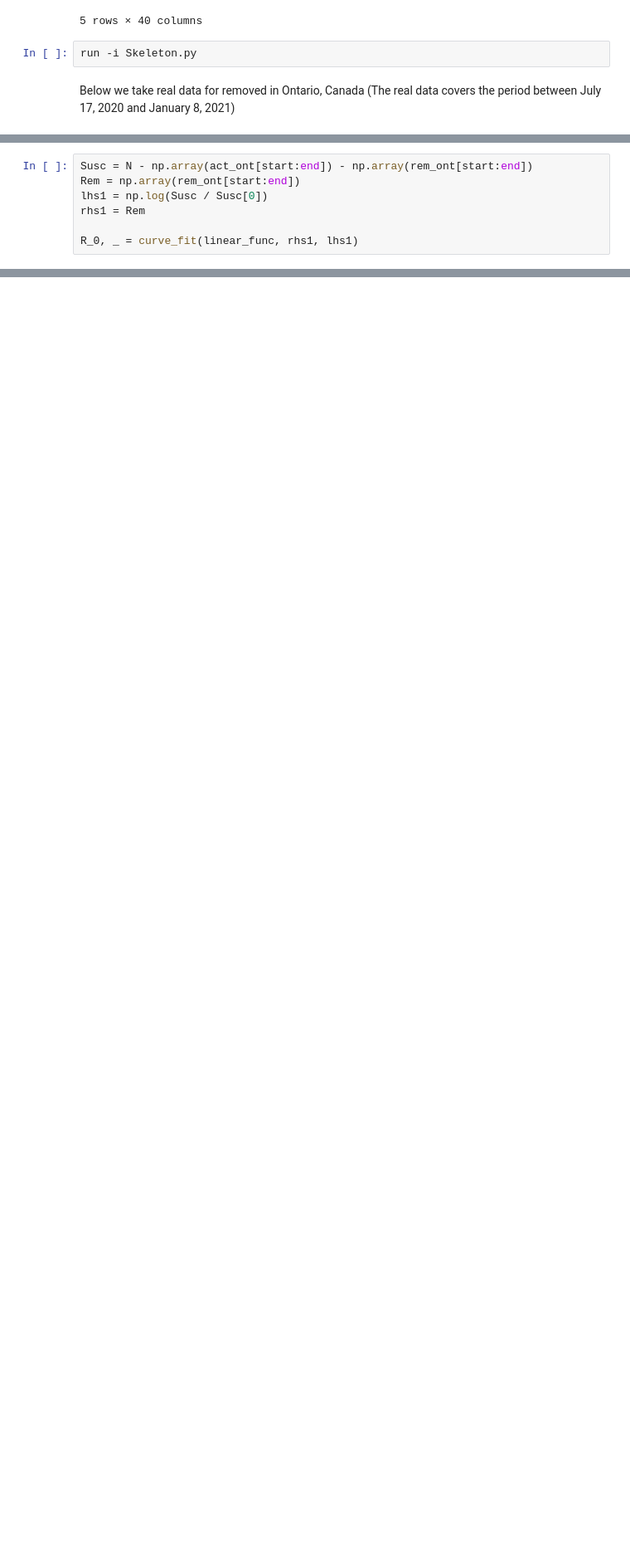
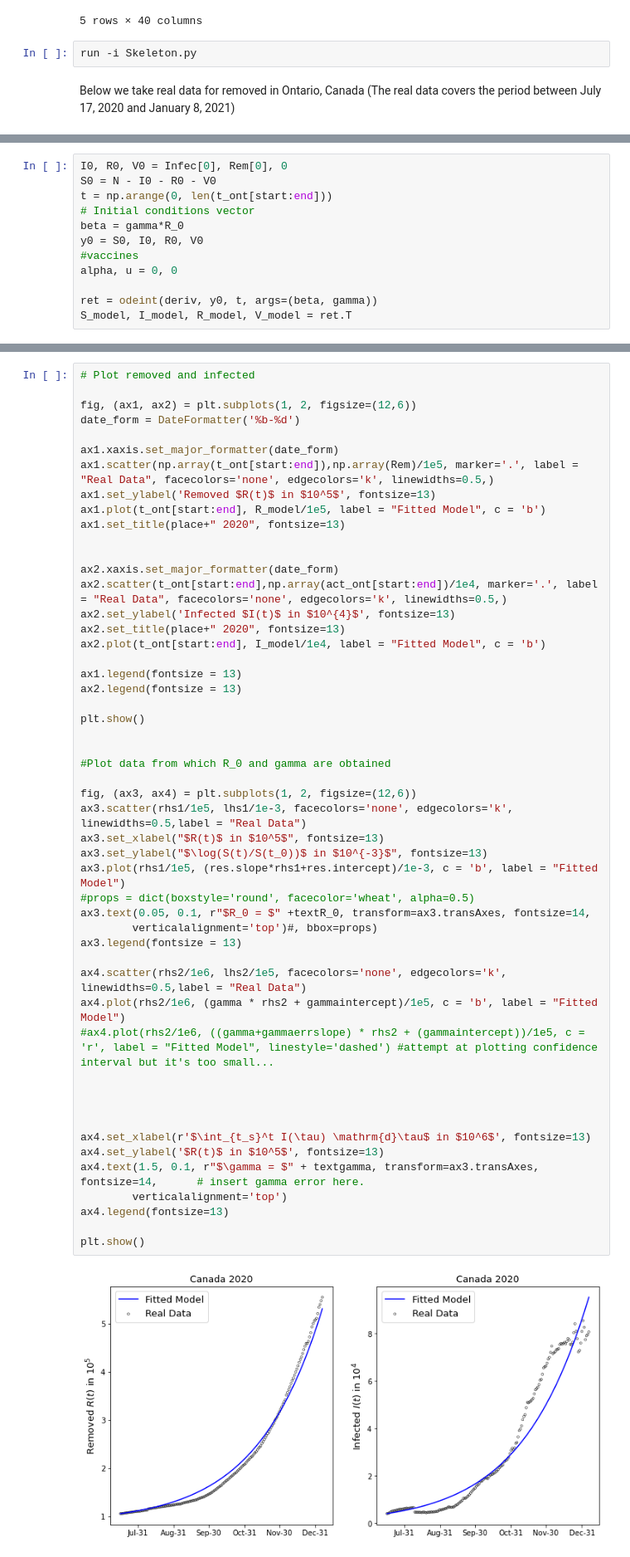
Before and after one commit to PoldeDalmau/SIR_COVID, a Jupyter notebook: Example_Canada.ipynb, the cells around one changed output, grey strips where cells are left out. Shown: that part at 83% size. Saved outputs shown, nothing was run; the diff lists cells and outputs as text; blank space fills up the shorter version.

Commit message:
canada file now shows fitted data

```diff
--- a/Example_Canada.ipynb
+++ b/Example_Canada.ipynb
@@ -87,8 +42 @@ plt.show()
-# %%
-Susc = N - np.array(act_ont[start:end]) - np.array(rem_ont[start:end])
-Rem = np.array(rem_ont[start:end])
-lhs1 = np.log(Susc / Susc[0])
-rhs1 = Rem
-
-R_0, _ = curve_fit(linear_func, rhs1, lhs1)
 # %% [markdown]
@@ -125,0 +90,12 @@ plt.show()
+# %%
+I0, R0, V0 = Infec[0], Rem[0], 0
+S0 = N - I0 - R0 - V0
+t = np.arange(0, len(t_ont[start:end]))
+# Initial conditions vector
+beta = gamma*R_0
+y0 = S0, I0, R0, V0
+#vaccines
+alpha, u = 0, 0
+
+ret = odeint(deriv, y0, t, args=(beta, gamma))
+S_model, I_model, R_model, V_model = ret.T
@@ -125,0 +104,53 @@ plt.show()
+# %%
+# Plot removed and infected
+
+fig, (ax1, ax2) = plt.subplots(1, 2, figsize=(12,6))
+date_form = DateFormatter('%b-%d')
+
+ax1.xaxis.set_major_formatter(date_form)
+ax1.scatter(np.array(t_ont[start:end]),np.array(Rem)/1e5, marker='.', label = "Real Data", facecolors='none', edgecolors='k', linewidths=0.5,)
+ax1.set_ylabel('Removed $R(t)$ in $10^5$', fontsize=13)
+ax1.plot(t_ont[start:end], R_model/1e5, label = "Fitted Model", c = 'b')
+ax1.set_title(place+" 2020", fontsize=13)
+
+
+ax2.xaxis.set_major_formatter(date_form)
+ax2.scatter(t_ont[start:end],np.array(act_ont[start:end])/1e4, marker='.', label = "Real Data", facecolors='none', edgecolors='k', linewidths=0.5,)
+ax2.set_ylabel('Infected $I(t)$ in $10^{4}$', fontsize=13)
+ax2.set_title(place+" 2020", fontsize=13)
+ax2.plot(t_ont[start:end], I_model/1e4, label = "Fitted Model", c = 'b')
+
+ax1.legend(fontsize = 13)
+ax2.legend(fontsize = 13)
+
+plt.show()
+
+
+#Plot data from which R_0 and gamma are obtained
+
+fig, (ax3, ax4) = plt.subplots(1, 2, figsize=(12,6))
+ax3.scatter(rhs1/1e5, lhs1/1e-3, facecolors='none', edgecolors='k', linewidths=0.5,label = "Real Data")
+ax3.set_xlabel("$R(t)$ in $10^5$", fontsize=13)
+ax3.set_ylabel("$\log(S(t)/S(t_0))$ in $10^{-3}$", fontsize=13)
+ax3.plot(rhs1/1e5, (res.slope*rhs1+res.intercept)/1e-3, c = 'b', label = "Fitted Model")
+#props = dict(boxstyle='round', facecolor='wheat', alpha=0.5)
+ax3.text(0.05, 0.1, r"$R_0 = $" +textR_0, transform=ax3.transAxes, fontsize=14,
+        verticalalignment='top')#, bbox=props)
+ax3.legend(fontsize = 13)
+
+ax4.scatter(rhs2/1e6, lhs2/1e5, facecolors='none', edgecolors='k', linewidths=0.5,label = "Real Data")
+ax4.plot(rhs2/1e6, (gamma * rhs2 + gammaintercept)/1e5, c = 'b', label = "Fitted Model")
+#ax4.plot(rhs2/1e6, ((gamma+gammaerrslope) * rhs2 + (gammaintercept))/1e5, c = 'r', label = "Fitted Model", linestyle='dashed') #attempt at plotting confidence interval but it's too small...
+
+
+
+
+ax4.set_xlabel(r'$\int_{t_s}^t I(\tau) \mathrm{d}\tau$ in $10^6$', fontsize=13)
+ax4.set_ylabel('$R(t)$ in $10^5$', fontsize=13)
+ax4.text(1.5, 0.1, r"$\gamma = $" + textgamma, transform=ax3.transAxes, fontsize=14,      # insert gamma error here.
+        verticalalignment='top')
+ax4.legend(fontsize=13)
+
+plt.show()
+# %% [output]
+[figure, added]
```
Also changed, not shown: parts of 18 cells of this notebook, 2 other files.
